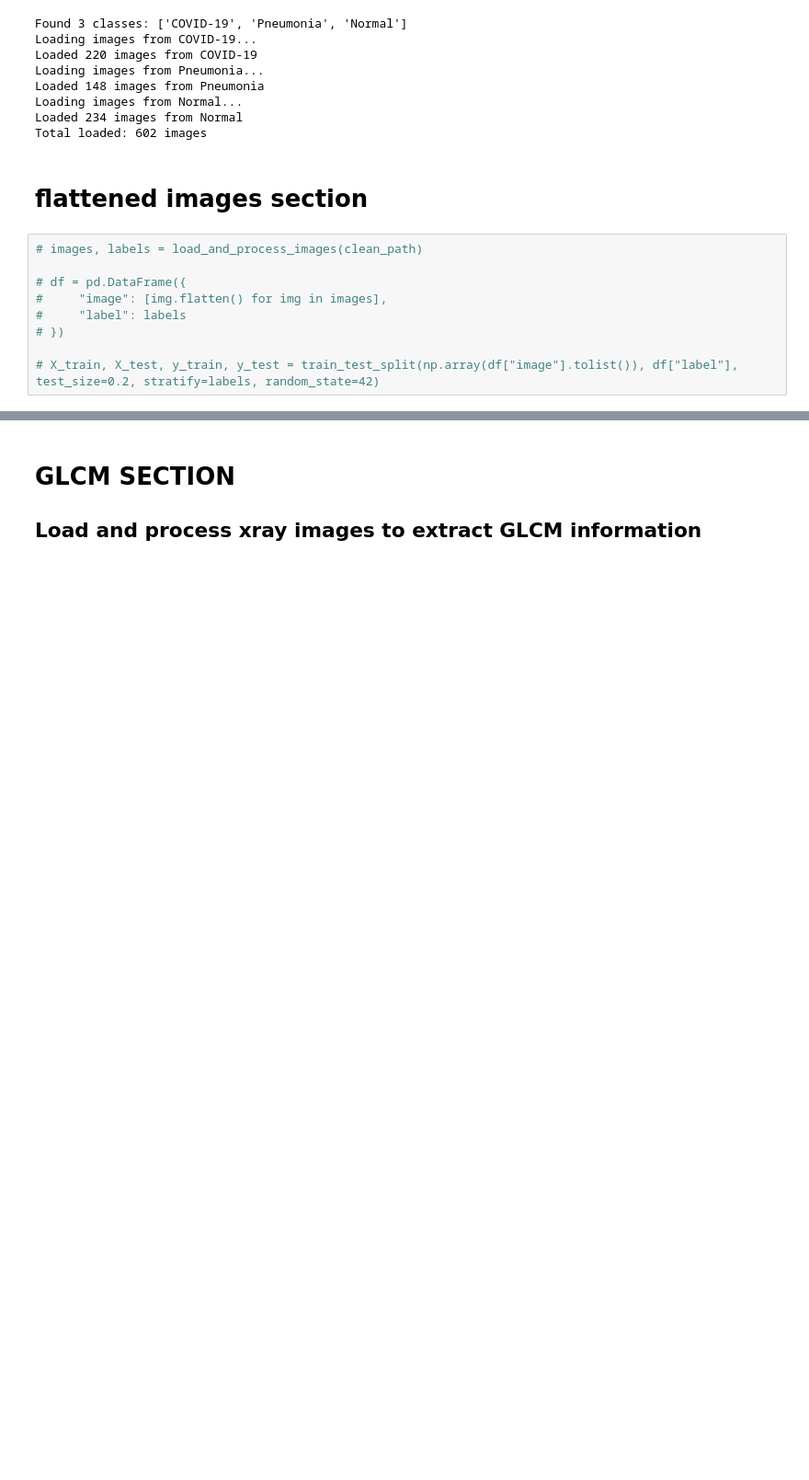
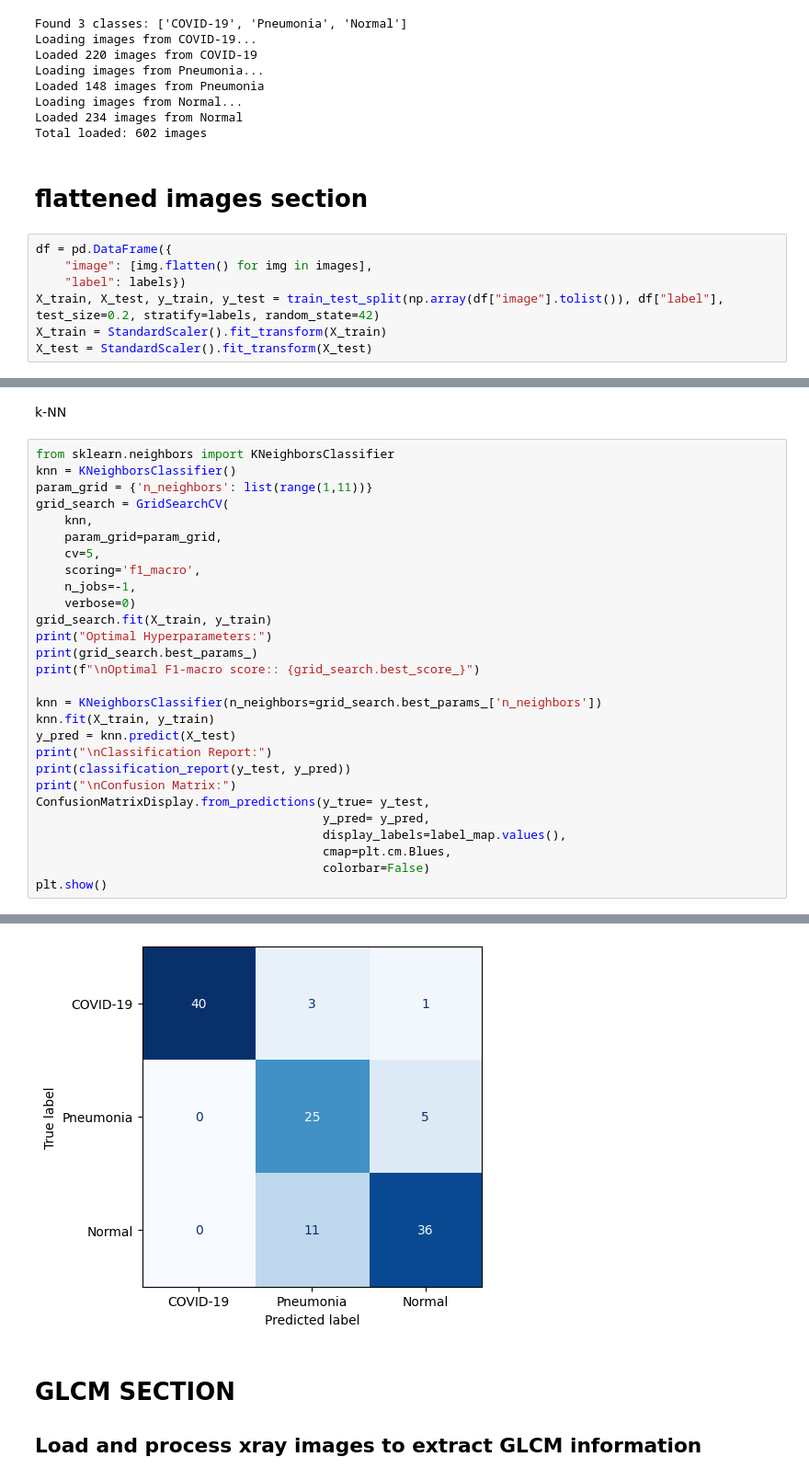
Before and after one commit to bdog18/ChestXRayClassifier, a Jupyter notebook: main.ipynb, the cells around one changed output, grey strips where cells are left out. Shown: that part at 92% size. Cells and saved outputs as stored; diff of their text form; blank space fills up the shorter version.

Commit message:
machine learning for flattened images

```diff
--- a/main.ipynb
+++ b/main.ipynb
@@ -258,11 +257,9 @@ Total loaded: 602 images
 # %% [markdown]
 # flattened images section
 # %%
-# images, labels = load_and_process_images(clean_path)
-
-# df = pd.DataFrame({
-#     "image": [img.flatten() for img in images],
-#     "label": labels
-# })
-
-# X_train, X_test, y_train, y_test = train_test_split(np.array(df["image"].tolist()), df["label"], test_size=0.2, stratify=labels, random_state=42)
+df = pd.DataFrame({
+    "image": [img.flatten() for img in images],
+    "label": labels})
+X_train, X_test, y_train, y_test = train_test_split(np.array(df["image"].tolist()), df["label"], test_size=0.2, stratify=labels, random_state=42)
+X_train = StandardScaler().fit_transform(X_train)
+X_test = StandardScaler().fit_transform(X_test)
@@ -268,0 +339,31 @@ Total loaded: 602 images
+# %% [markdown]
+k-NN
+# %%
+from sklearn.neighbors import KNeighborsClassifier
+knn = KNeighborsClassifier()
+param_grid = {'n_neighbors': list(range(1,11))}
+grid_search = GridSearchCV(
+    knn,
+    param_grid=param_grid,
+    cv=5,
+    scoring='f1_macro',
+    n_jobs=-1,
+    verbose=0)
+grid_search.fit(X_train, y_train)
+print("Optimal Hyperparameters:")
+print(grid_search.best_params_)
+print(f"\nOptimal F1-macro score:: {grid_search.best_score_}")
+
+knn = KNeighborsClassifier(n_neighbors=grid_search.best_params_['n_neighbors'])
+knn.fit(X_train, y_train)
+y_pred = knn.predict(X_test)
+print("\nClassification Report:")
+print(classification_report(y_test, y_pred))
+print("\nConfusion Matrix:")
+ConfusionMatrixDisplay.from_predictions(y_true= y_test,
+                                        y_pred= y_pred,
+                                        display_labels=label_map.values(),
+                                        cmap=plt.cm.Blues,
+                                        colorbar=False)
+plt.show()
+# %% [output]
@@ -269,3 +388,4 @@ Total loaded: 602 images
+[figure, added]
 # %% [markdown]
 # GLCM SECTION
 ## Load and process xray images to extract GLCM information
```
Also changed, not shown: parts of 7 cells of this notebook.
